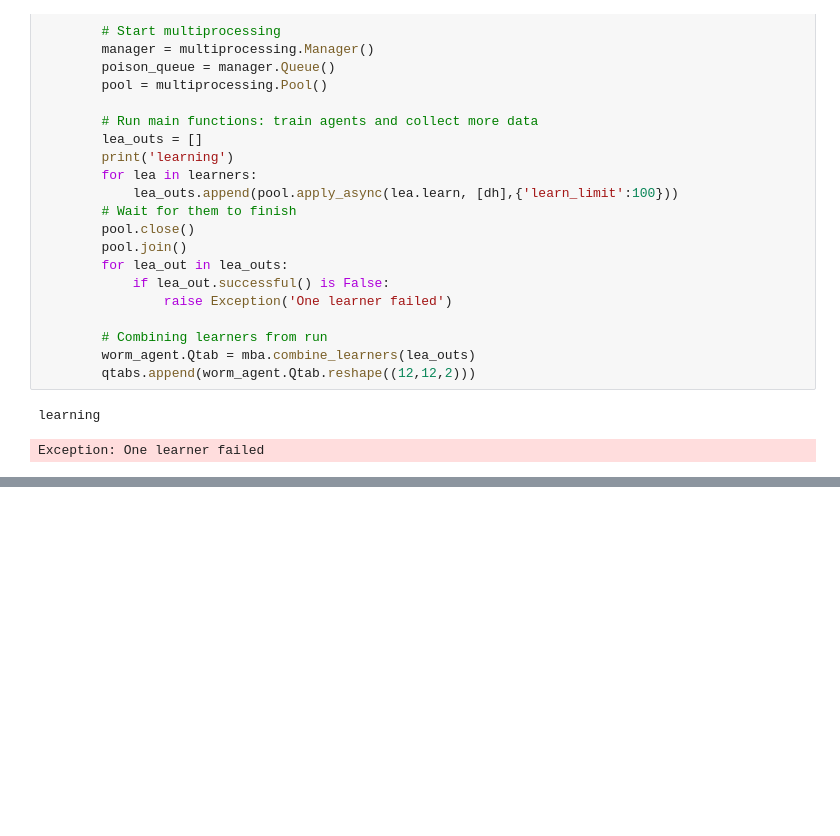
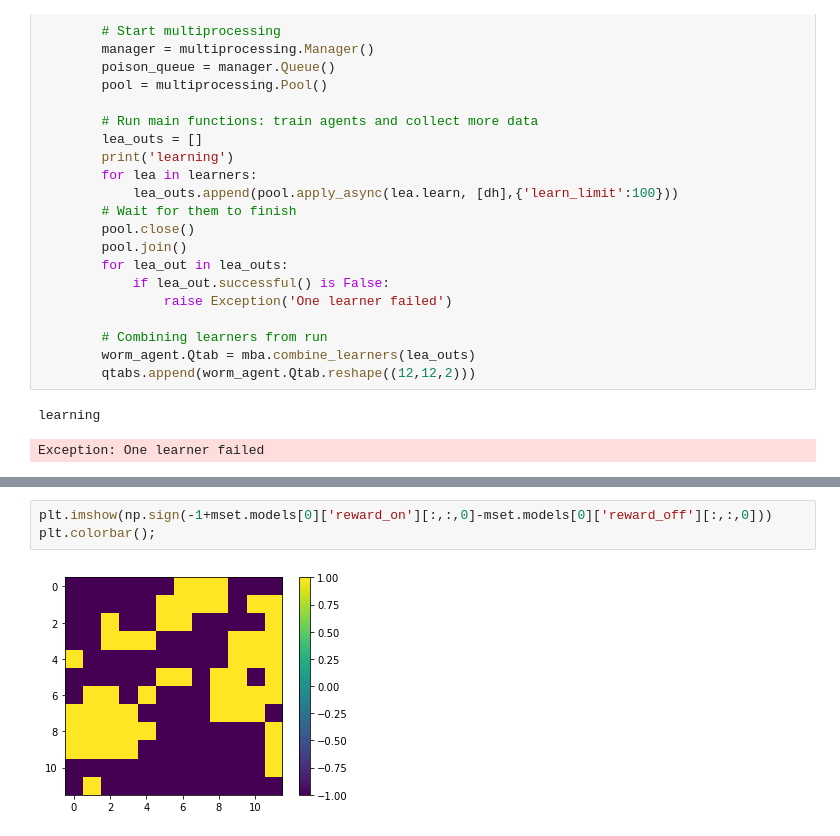
Before and after one commit to ccli3896/RLWorms, a Jupyter notebook: 12_19_homeTesting/RunMoreThings.ipynb, the cells around one changed output, grey strips where cells are left out. Drawn from its saved outputs; the diff is of its cells as text; blank space fills up the shorter version.

```diff
--- a/12_19_homeTesting/RunMoreThings.ipynb
+++ b/12_19_homeTesting/RunMoreThings.ipynb
@@ -72,0 +159,5 @@ Exception: One learner failed
+# %%
+plt.imshow(np.sign(-1+mset.models[0]['reward_on'][:,:,0]-mset.models[0]['reward_off'][:,:,0]))
+plt.colorbar();
+# %% [output]
+[figure, added]
```
Also changed, not shown: parts of 22 cells of this notebook, 2 other files.
